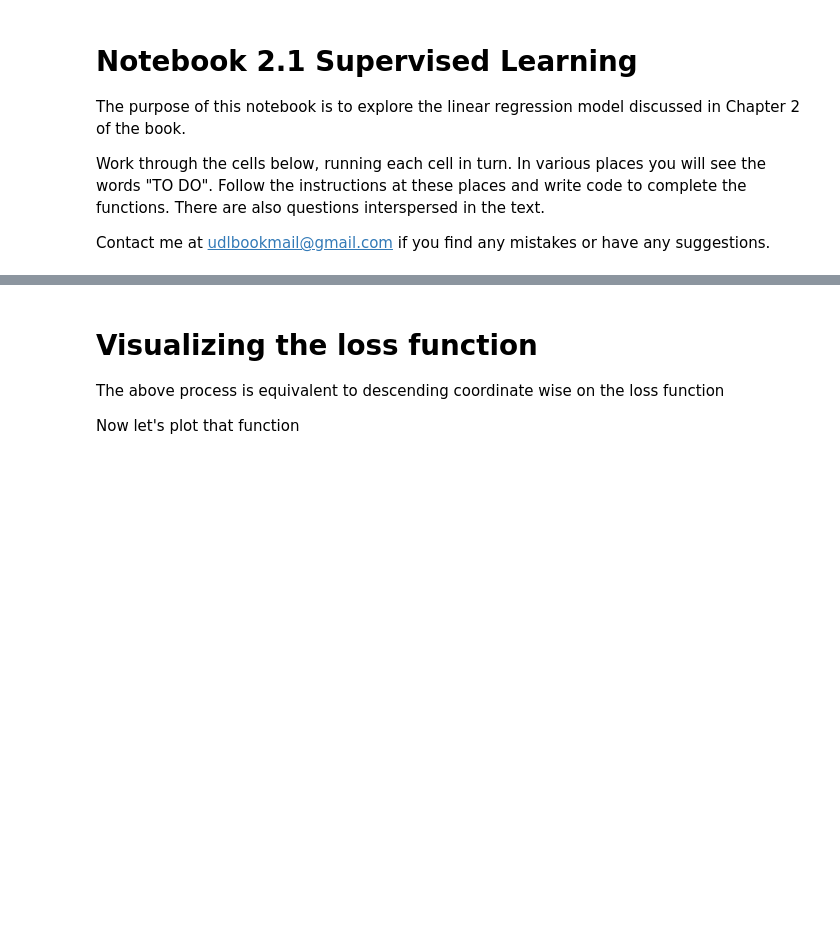
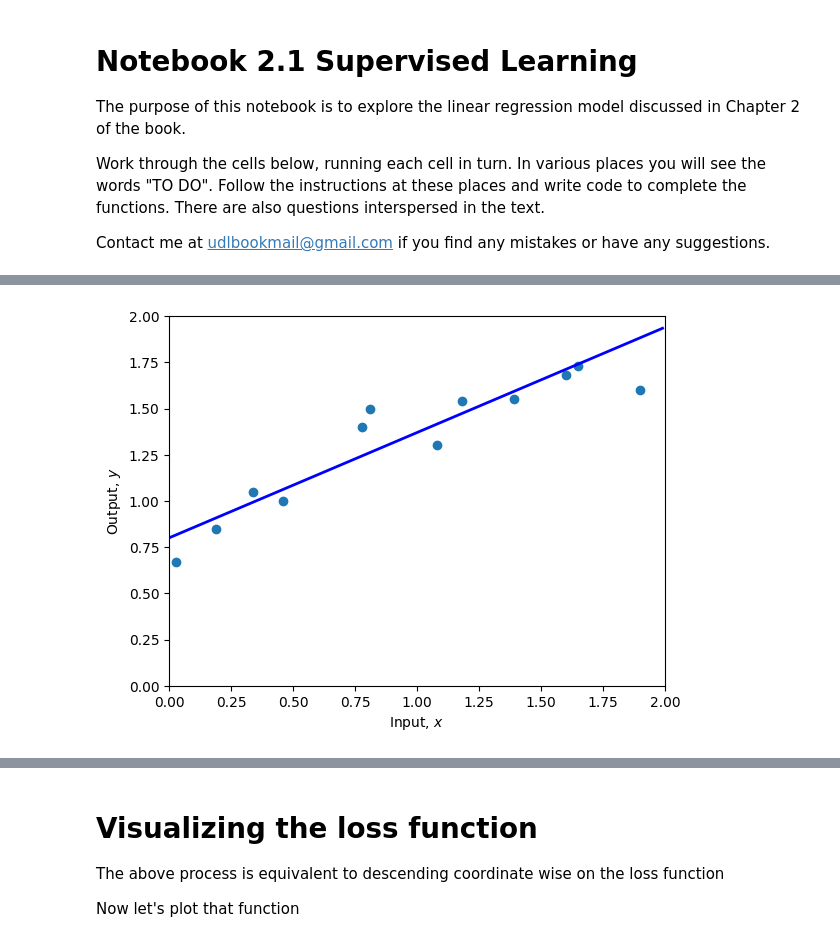
Before and after one commit to jaywhtlw45/167, a Jupyter notebook: 2_1_Supervised_Learning.ipynb, the cells around one changed output, grey strips where cells are left out. Cells and saved outputs as stored; diff of their text form; code cells hidden in the pictures; blank space fills up the shorter version.

```diff
--- a/2_1_Supervised_Learning.ipynb
+++ b/2_1_Supervised_Learning.ipynb
@@ -22,24 +25,24 @@ print(y)
 # Define 1D linear regression model
 def f(x, phi0, phi1):
   # TODO :  Replace this line with the linear regression model (eq 2.4)
-  y = x
+  y = phi0 + phi1 * x
 
   return y
 # %%
 # Function to help plot the data
 def plot(x, y, phi0, phi1):
-    fig,ax = plt.subplots()
-    ax.scatter(x,y)
-    plt.xlim([0,2.0])
-    plt.ylim([0,2.0])
+    fig, ax = plt.subplots()
+    ax.scatter(x, y)
+    plt.xlim([0, 2.0])
+    plt.ylim([0, 2.0])
     ax.set_xlabel('Input, $x$')
     ax.set_ylabel('Output, $y$')
     # Draw line
-    x_line = np.arange(0,2,0.01)
+    x_line = np.arange(0, 2, 0.01)
     y_line = f(x_line, phi0, phi1)
-    plt.plot(x_line, y_line,'b-',lw=2)
+    ax.plot(x_line, y_line, 'b-', lw=2)
 
-    plt.show()
+    plt.show(fig)
 # %%
 # Set the intercept and slope as in figure 2.2b
 phi0 = 0.4 ; phi1 = 0.2
@@ -68,11 +77,13 @@ print(f'Your Loss = {loss:3.2f}, Ground truth =10.28')
 # %%
 # TO DO -- Change the parameters manually to fit the model
 # First fix phi1 and try changing phi0 until you can't make the loss go down any more
 # Then fix phi0 and try changing phi1 until you can't make the loss go down any more
 # Repeat this process until you find a set of parameters that fit the model as in figure 2.2d
 # You can either do this by hand, or if you want to get fancy, write code to descent automatically in this way
 # Start at these values:
-phi0 = 1.60 ; phi1 =-0.8
+phi0 = 0.80 ; phi1 = .57
 
 plot(x,y,phi0,phi1)
 print(f'Your Loss = {compute_loss(x,y,phi0,phi1):3.2f}')
+# %% [output]
+[figure, added]
```
Also changed, not shown: parts of 7 cells of this notebook, 1 other file.
